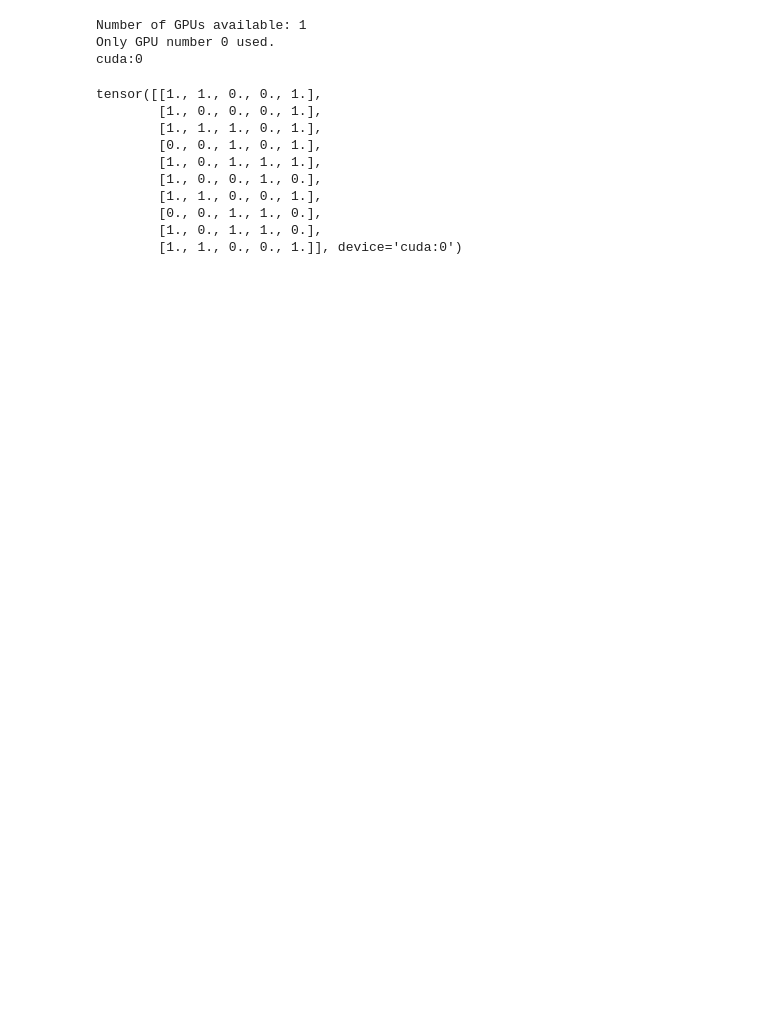
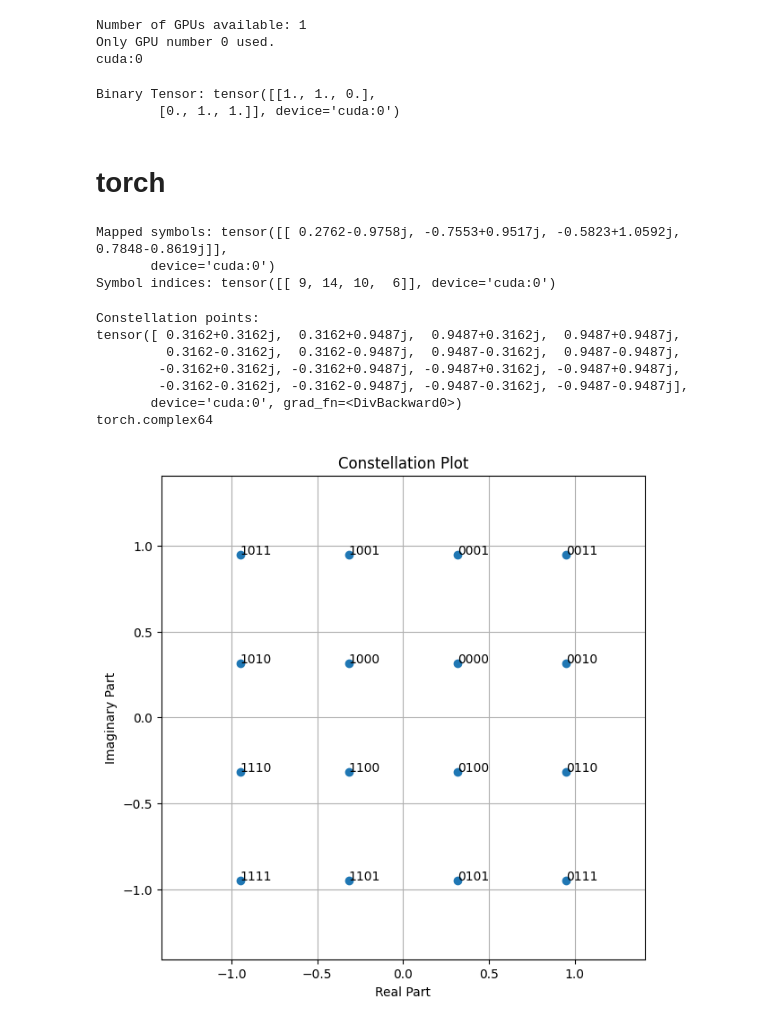
Before and after one commit to patienthz/my_sionna, a Jupyter notebook: my_code/mysionna/channel/notes/test_flat_fading_channel.ipynb, the cells around one changed output. Saved outputs shown, nothing was run; the diff lists cells and outputs as text; code cells hidden in the pictures; blank space fills up the shorter version.

```diff
--- a/my_code/mysionna/channel/notes/test_flat_fading_channel.ipynb
+++ b/my_code/mysionna/channel/notes/test_flat_fading_channel.ipynb
@@ -71,0 +72,25 @@ class BinarySource(nn.Module):
+# %%
+def test_binary_source():
+    dtype = torch.float32
+    seed = 42
+    output_shape = [2, 3]
+
+    device = torch.device("cuda" if torch.cuda.is_available() else "cpu")
+
+    # 创建 BinarySource 实例
+    binary_source = BinarySource(dtype=dtype, seed=seed, device=device)
+
+    # 执行前向传播
+    inputs = torch.tensor(output_shape, dtype=torch.int32)
+    outputs = binary_source(inputs)
+
+    # 输出结果
+    print(f"Binary Tensor: {outputs}")
+
+# 运行测试函数
+test_binary_source()
+# %% [output]
+Binary Tensor: tensor([[1., 1., 0.],
+        [0., 1., 1.]], device='cuda:0')
+# %% [markdown]
+# torch
@@ -72,17 +546,46 @@ class BinarySource(nn.Module):
+# %%
+device = torch.device("cuda" if torch.cuda.is_available() else "cpu")
+
+# 创建一个 QAM 星座
+constellation = Constellation(constellation_type="custom", num_bits_per_symbol=4, dtype= torch.complex64,device=device)
+
+# 创建一个 Mapper
+mapper = Mapper( constellation=constellation,return_indices=True, device=device)
+
+# 输入数据（示例：16个比特位）
+inputs = torch.randint(0, 2, (1, 16)).to(device, torch.float32)
+
+# 前向传播
+output, indices = mapper(inputs)
+
+# 打印结果
+print("Mapped symbols:", output)
+print("Symbol indices:", indices)
+# %% [output]
+Mapped symbols: tensor([[ 0.2762-0.9758j, -0.7553+0.9517j, -0.5823+1.0592j,  0.7848-0.8619j]],
+       device='cuda:0')
+Symbol indices: tensor([[ 9, 14, 10,  6]], device='cuda:0')
 # %%
-# 示例用法
+# 测试代码
 device = torch.device('cuda' if torch.cuda.is_available() else 'cpu')
-binary_source = BinarySource(dtype=torch.float32, seed=42, device=device)
-output = binary_source(torch.Size([10, 5]))
+
+# 创建一个 QAM 星座
+constellation = Constellation(constellation_type="qam", num_bits_per_symbol=4, device=device, trainable=True)
+output = constellation(None)  # 前向传播
+
+# 打印星座点
+print("Constellation points:")
 print(output)
+print(output.dtype)
+
+# 显示星座图
+constellation.show()
 # %% [output]
-tensor([[1., 1., 0., 0., 1.],
-        [1., 0., 0., 0., 1.],
-        [1., 1., 1., 0., 1.],
-        [0., 0., 1., 0., 1.],
-        [1., 0., 1., 1., 1.],
-        [1., 0., 0., 1., 0.],
-        [1., 1., 0., 0., 1.],
-        [0., 0., 1., 1., 0.],
-        [1., 0., 1., 1., 0.],
-        [1., 1., 0., 0., 1.]], device='cuda:0')
+Constellation points:
+tensor([ 0.3162+0.3162j,  0.3162+0.9487j,  0.9487+0.3162j,  0.9487+0.9487j,
+         0.3162-0.3162j,  0.3162-0.9487j,  0.9487-0.3162j,  0.9487-0.9487j,
+        -0.3162+0.3162j, -0.3162+0.9487j, -0.9487+0.3162j, -0.9487+0.9487j,
+        -0.3162-0.3162j, -0.3162-0.9487j, -0.9487-0.3162j, -0.9487-0.9487j],
+       device='cuda:0', grad_fn=<DivBackward0>)
+torch.complex64
+[figure, added]
```
Also changed, not shown: parts of 10 cells of this notebook, 7 other files.
